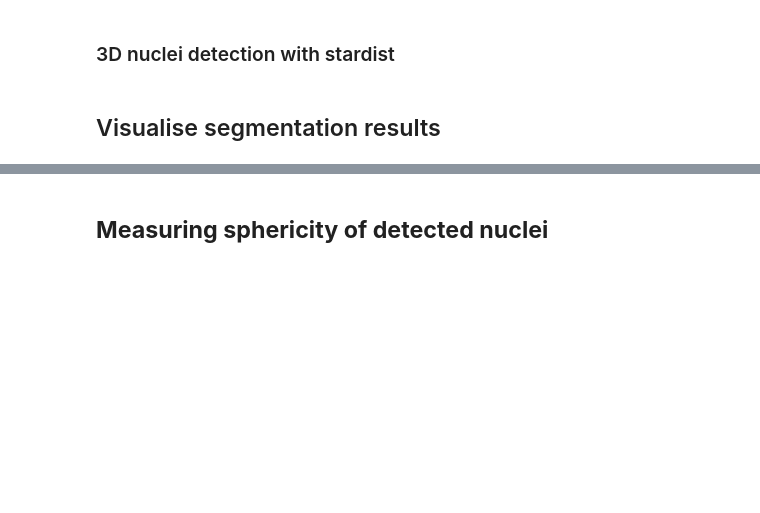
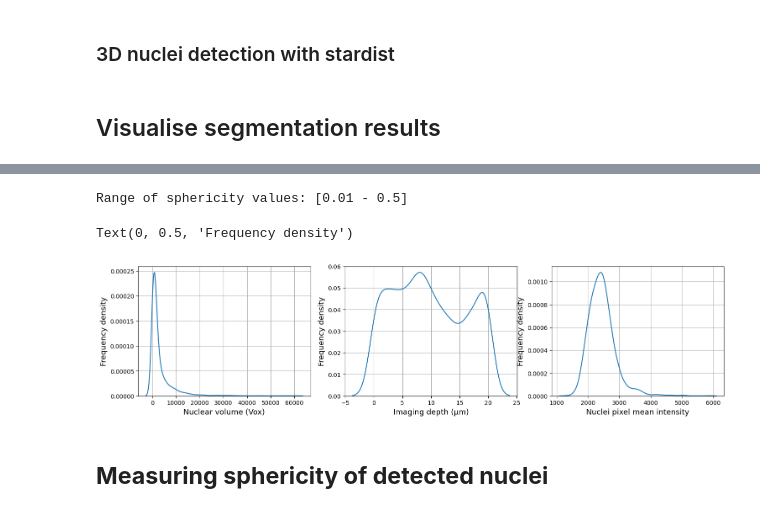
Before and after one commit to dbekat/clearing-efficacy, a Jupyter notebook: unified_analysis.ipynb, the cells around one changed output, grey strips where cells are left out. Drawn from its saved outputs; the diff is of its cells as text; code cells hidden in the pictures; blank space fills up the shorter version.

```diff
--- a/unified_analysis.ipynb
+++ b/unified_analysis.ipynb
@@ -299,7 +311,8 @@ nuclei_props = pd.DataFrame(nuclei_props)
 # %%
 nuclei_props['Imaging depth'] = nuclei_props['centroid-0'] * z_res
 nuclei_props['Clearing'] = 'ECi'  # this is the KEY PART! change this to whichever clearing protocol you're using!
-nuclei_props.tail()
+# %% [output]
+Range of sphericity values: [0.01 - 0.5]
 # %%
 # visualising data and QC
 
@@ -308,32 +321,39 @@ fig, axs = plt.subplots(1, 3, figsize=(18, 4))
 sns.kdeplot(
     data=nuclei_props,
     x='area',
 
     ax=axs[0]
 )
 
 sns.kdeplot(
     data=nuclei_props,
     x='centroid-0',
     ax=axs[1]
 )
 
 sns.kdeplot(
     data=nuclei_props,
     x='mean_intensity',
     ax=axs[2]
 )
 
 axs[0].grid(True)
 axs[1].grid(True)
 axs[2].grid(True)
 
 axs[0].set_xlabel("Nuclear volume (Vox)", fontsize=13)
 axs[1].set_xlabel("Imaging depth (µm)", fontsize=13)
 axs[2].set_xlabel("Nuclei pixel mean intensity", fontsize=13)
 
 axs[0].set_ylabel("Frequency density", fontsize=13)
 axs[1].set_ylabel("Frequency density", fontsize=13)
 axs[2].set_ylabel("Frequency density", fontsize=13)
+
+"""
+note here: why are some of the parameters going below 0? Checking the data, there isn't anything negative there - maybe a need for the plot to look 'smooth'?
+"""
+# %% [output]
+Text(0, 0.5, 'Frequency density')
+[figure, added]
 # %% [markdown]
 ## **Measuring sphericity of detected nuclei**
```
Also changed, not shown: parts of 7 cells of this notebook.
